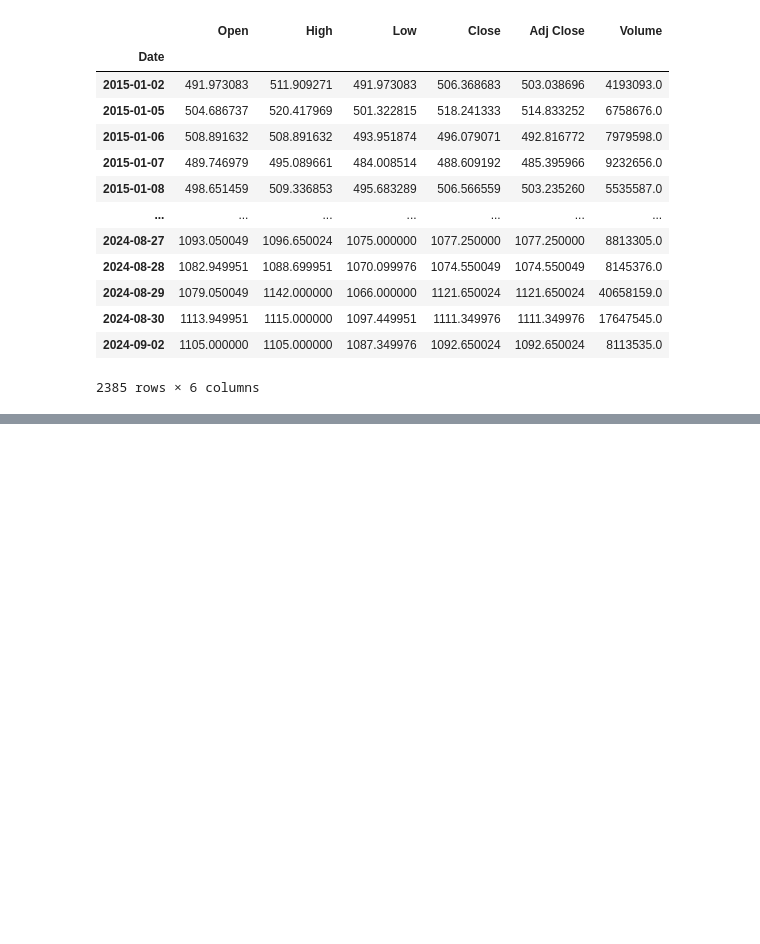
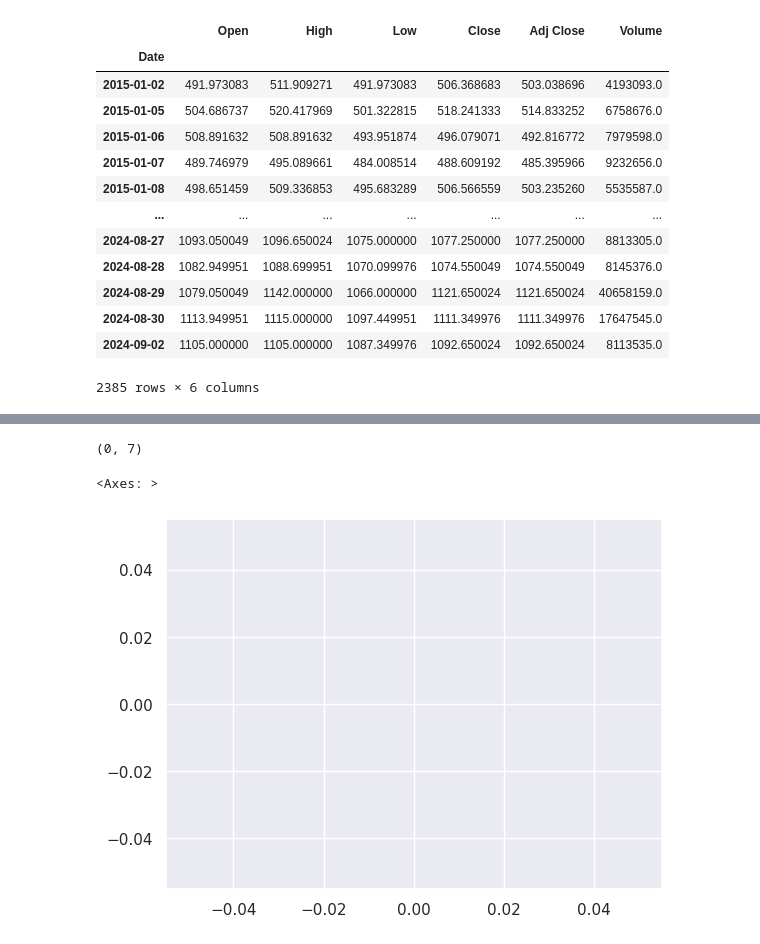
Before and after one commit to KOWSALYAAARU/test_app, a Jupyter notebook: Tatamoter_stock_price_prediction.ipynb, the cells around one changed output, grey strips where cells are left out. Drawn from its saved outputs; the diff is of its cells as text; code cells hidden in the pictures; blank space fills up the shorter version.

```diff
--- a/Tatamoter_stock_price_prediction.ipynb
+++ b/Tatamoter_stock_price_prediction.ipynb
@@ -212,0 +226,2 @@ df1
+# %%
+stock_name='IOC'
@@ -212,0 +234,2 @@ df1
+# %%
+df2 = df[df['High']==stock_name]
@@ -212,0 +261,11 @@ df1
+# %%
+df2['Date'] = pd.to_datetime(df2['Date'])
+# %%
+df2.shape
+# %% [output]
+(0, 7)
+# %%
+df2['Volume'].plot()
+# %% [output]
+<Axes: >
+[figure, added]
```
Also changed, not shown: parts of 10 cells of this notebook.
